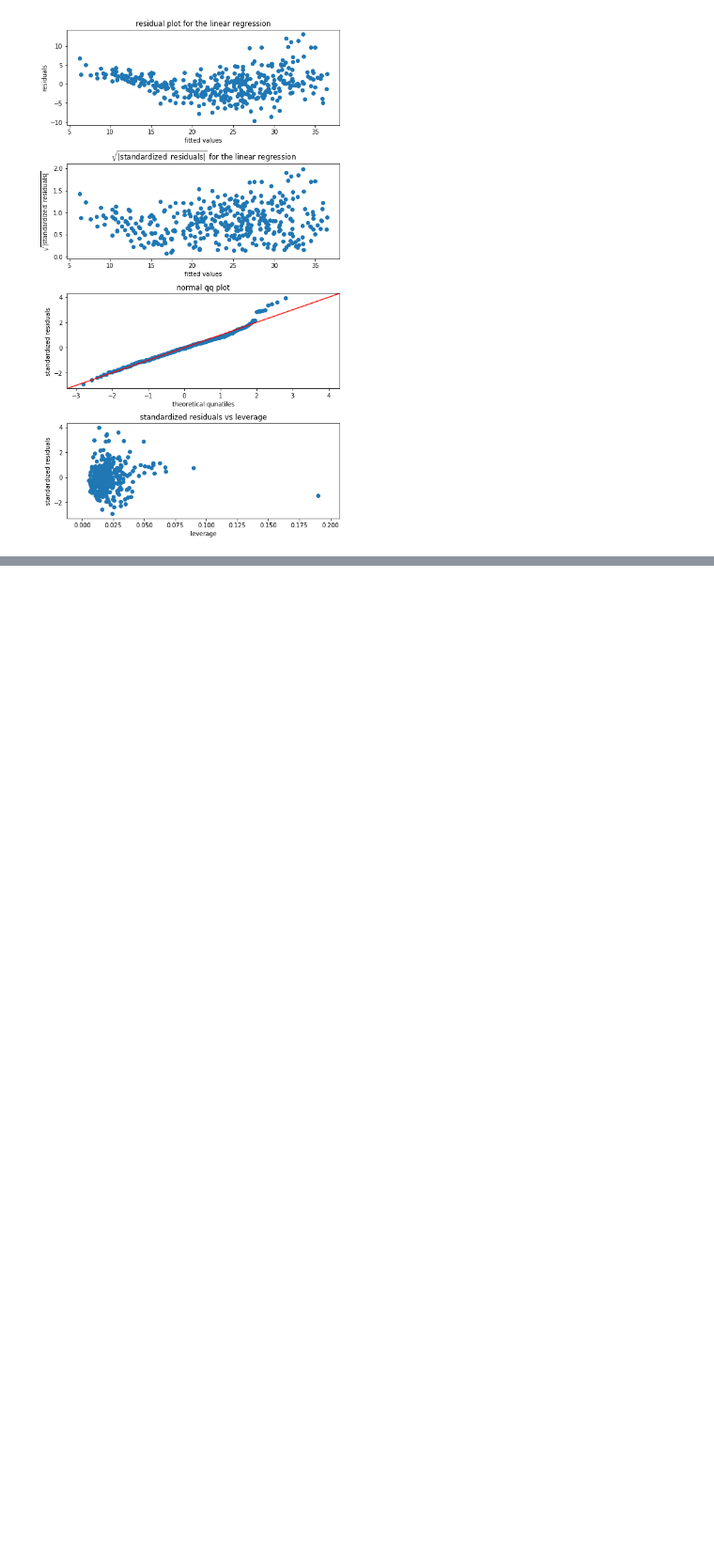
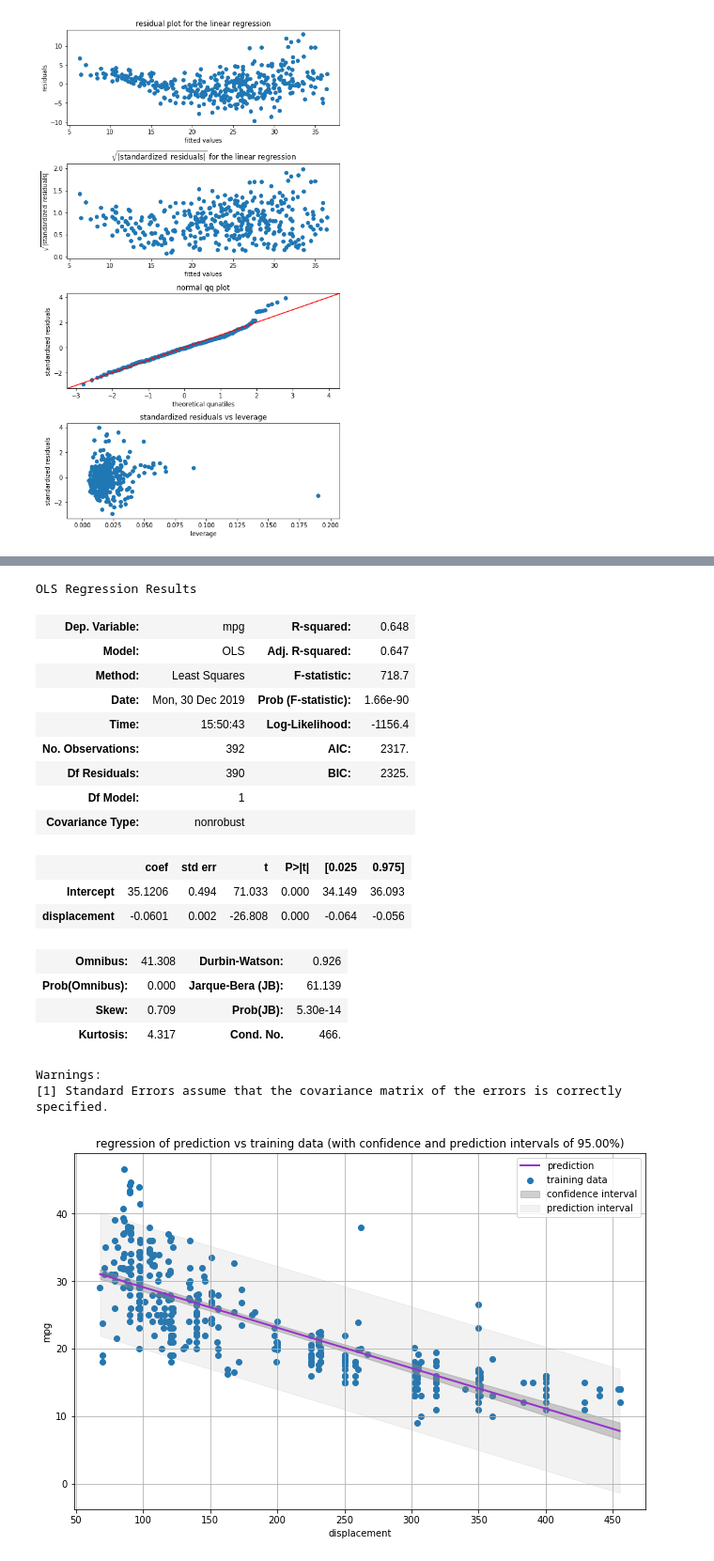
Before and after one commit to HerrBroekman/Python-solutions-for-An-Introduction-to-Statistical-Learning, a Jupyter notebook: Chapter3/Exercise9/3_9.ipynb, the cells around one changed output, grey strips where cells are left out. Shown at 94% size. Cells and saved outputs as stored; diff of their text form; code cells hidden in the pictures; blank space fills up the shorter version.

```diff
--- a/Chapter3/Exercise9/3_9.ipynb
+++ b/Chapter3/Exercise9/3_9.ipynb
@@ -177,0 +241,28 @@ createResidualPlots(X, Y)
+# %%
+X = df[['Intercept', 'displacement']]
+Y = df[['mpg']]
+model = sm.OLS(Y, X)
+fitted = model.fit()
+fitted.summary()
+createSimpleLinearRegressionPlot(X=X, Y=Y, fitted_model=fitted, independent='displacement', dependent='mpg')
+# %% [output]
+OLS Regression Results
+| Dep. Variable: | mpg | R-squared: | 0.648 |
+| Model: | OLS | Adj. R-squared: | 0.647 |
+| Method: | Least Squares | F-statistic: | 718.7 |
+| Date: | Mon, 30 Dec 2019 | Prob (F-statistic): | 1.66e-90 |
+| Time: | 15:50:43 | Log-Likelihood: | -1156.4 |
+| No. Observations: | 392 | AIC: | 2317. |
+| Df Residuals: | 390 | BIC: | 2325. |
+| Df Model: | 1 |  |  |
+| Covariance Type: | nonrobust |  |  |
+|  | coef | std err | t | P>|t| | [0.025 | 0.975] |
+| Intercept | 35.1206 | 0.494 | 71.033 | 0.000 | 34.149 | 36.093 |
+| displacement | -0.0601 | 0.002 | -26.808 | 0.000 | -0.064 | -0.056 |
+| Omnibus: | 41.308 | Durbin-Watson: | 0.926 |
+| Prob(Omnibus): | 0.000 | Jarque-Bera (JB): | 61.139 |
+| Skew: | 0.709 | Prob(JB): | 5.30e-14 |
+| Kurtosis: | 4.317 | Cond. No. | 466. |
+Warnings:
+[1] Standard Errors assume that the covariance matrix of the errors is correctly specified.
+[figure, added]
```
Also changed, not shown: parts of 6 cells of this notebook, 3 other files.
